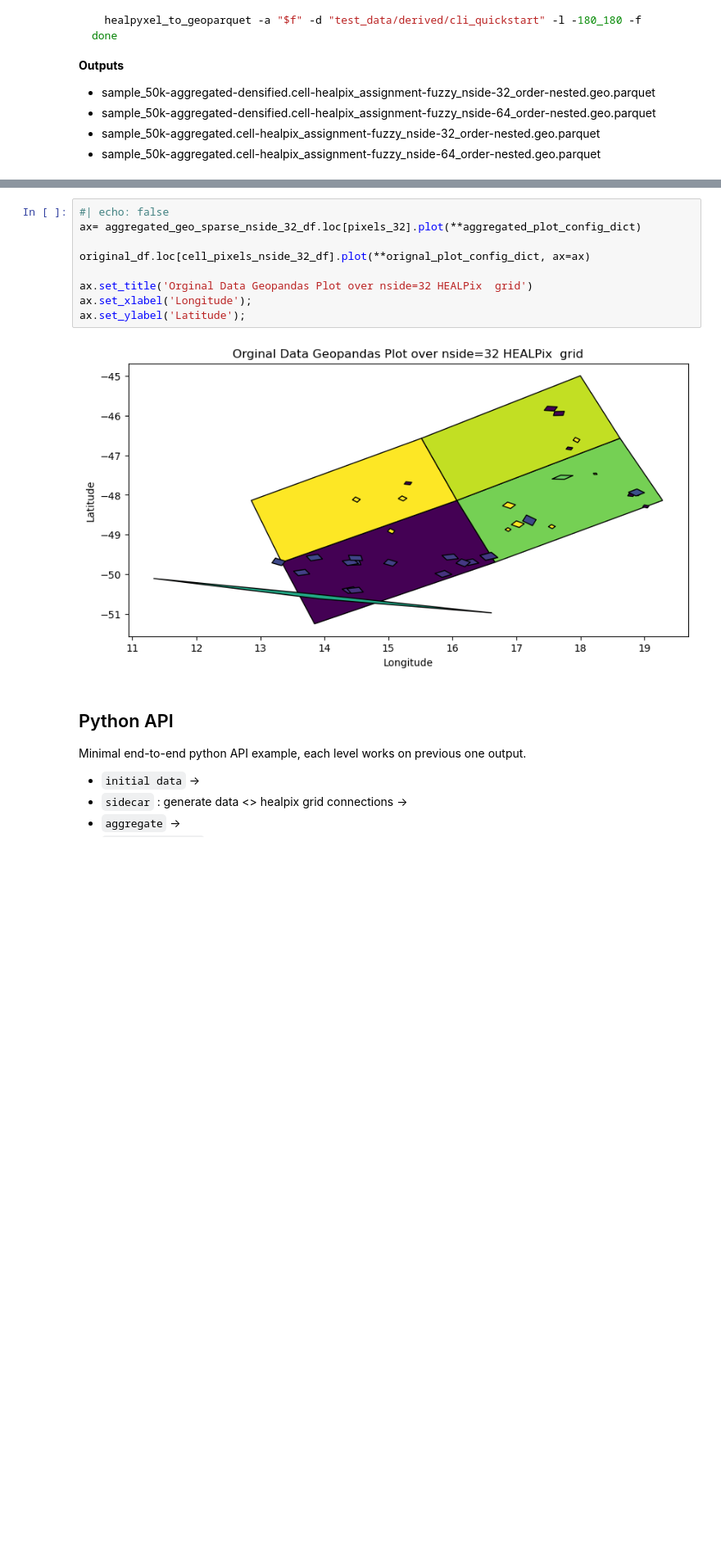
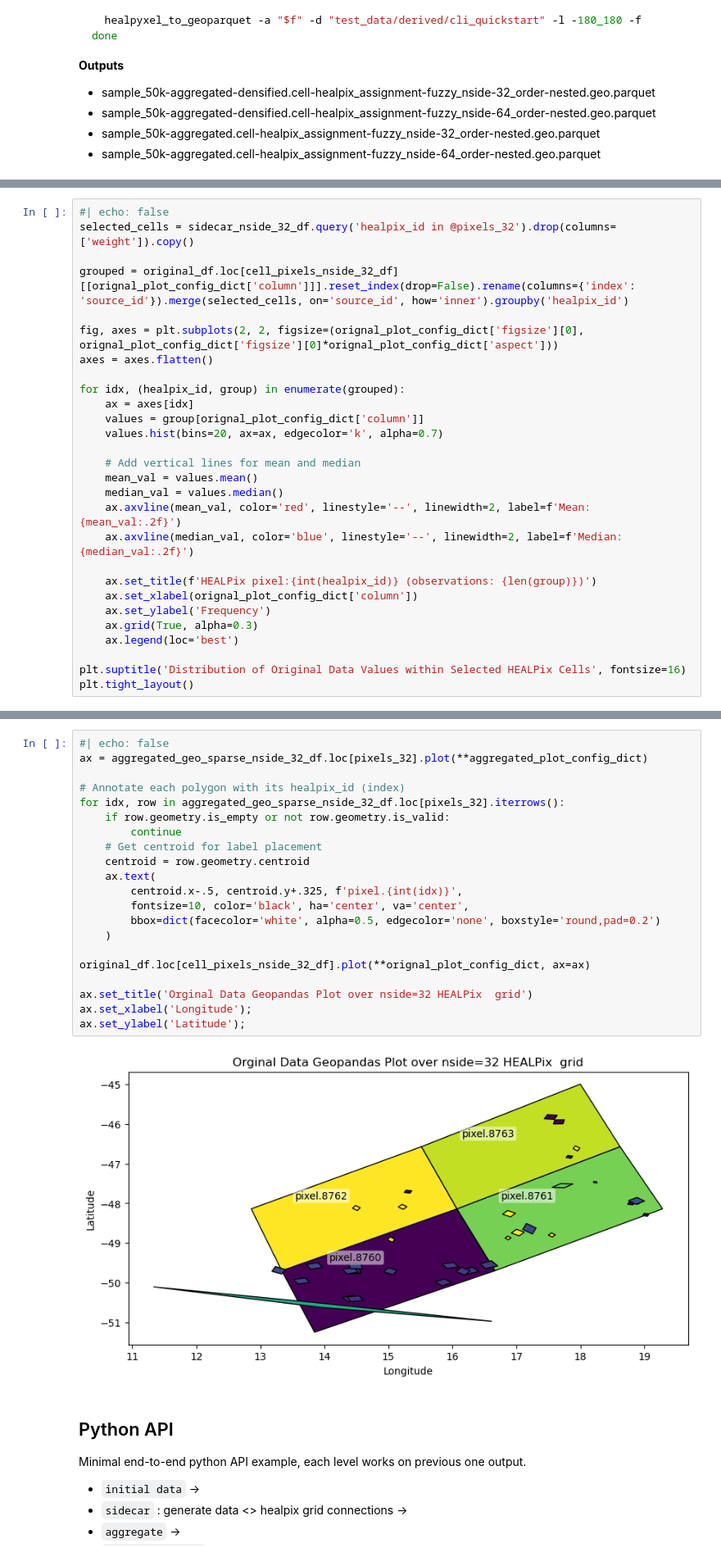
Before and after one commit to mariodamore/healpyxel, a Jupyter notebook: _proc/index.ipynb, the cells around one changed output, grey strips where cells are left out. Shown at 82% size. Saved outputs shown, nothing was run; the diff lists cells and outputs as text; blank space fills up the shorter version.

Commit message:
improvement(docs): add histogram and cell numbering in plot

```diff
--- a/_proc/index.ipynb
+++ b/_proc/index.ipynb
@@ -395,0 +411,28 @@ Nside 32: 10860 unique cells
+# %%
+#| echo: false
+selected_cells = sidecar_nside_32_df.query('healpix_id in @pixels_32').drop(columns=['weight']).copy()
+
+grouped = original_df.loc[cell_pixels_nside_32_df][[orignal_plot_config_dict['column']]].reset_index(drop=False).rename(columns={'index': 'source_id'}).merge(selected_cells, on='source_id', how='inner').groupby('healpix_id')
+
+fig, axes = plt.subplots(2, 2, figsize=(orignal_plot_config_dict['figsize'][0], orignal_plot_config_dict['figsize'][0]*orignal_plot_config_dict['aspect']))
+axes = axes.flatten()
+
+for idx, (healpix_id, group) in enumerate(grouped):
+    ax = axes[idx]
+    values = group[orignal_plot_config_dict['column']]
+    values.hist(bins=20, ax=ax, edgecolor='k', alpha=0.7)
+
+    # Add vertical lines for mean and median
+    mean_val = values.mean()
+    median_val = values.median()
+    ax.axvline(mean_val, color='red', linestyle='--', linewidth=2, label=f'Mean: {mean_val:.2f}')
+    ax.axvline(median_val, color='blue', linestyle='--', linewidth=2, label=f'Median: {median_val:.2f}')
+
+    ax.set_title(f'HEALPix pixel:{int(healpix_id)} (observations: {len(group)})')
+    ax.set_xlabel(orignal_plot_config_dict['column'])
+    ax.set_ylabel('Frequency')
+    ax.grid(True, alpha=0.3)
+    ax.legend(loc='best')
+
+plt.suptitle('Distribution of Original Data Values within Selected HEALPix Cells', fontsize=16)
+plt.tight_layout()
@@ -396,14 +453,26 @@ Nside 32: 10860 unique cells
 # %%
 #| echo: false
-ax= aggregated_geo_sparse_nside_32_df.loc[pixels_32].plot(**aggregated_plot_config_dict)
+ax = aggregated_geo_sparse_nside_32_df.loc[pixels_32].plot(**aggregated_plot_config_dict)
+
+# Annotate each polygon with its healpix_id (index)
+for idx, row in aggregated_geo_sparse_nside_32_df.loc[pixels_32].iterrows():
+    if row.geometry.is_empty or not row.geometry.is_valid:
+        continue
+    # Get centroid for label placement
+    centroid = row.geometry.centroid
+    ax.text(
+        centroid.x-.5, centroid.y+.325, f'pixel.{int(idx)}',
+        fontsize=10, color='black', ha='center', va='center',
+        bbox=dict(facecolor='white', alpha=0.5, edgecolor='none', boxstyle='round,pad=0.2')
+    )
 
 original_df.loc[cell_pixels_nside_32_df].plot(**orignal_plot_config_dict, ax=ax)
 
 ax.set_title('Orginal Data Geopandas Plot over nside=32 HEALPix  grid')
 ax.set_xlabel('Longitude');
 ax.set_ylabel('Latitude');
 # %% [output]
-[figure, old version]
+[figure, new version]
 # %% [markdown]
 ## Python API
 
```
Also changed, not shown: parts of 4 cells of this notebook, 25 other files.
